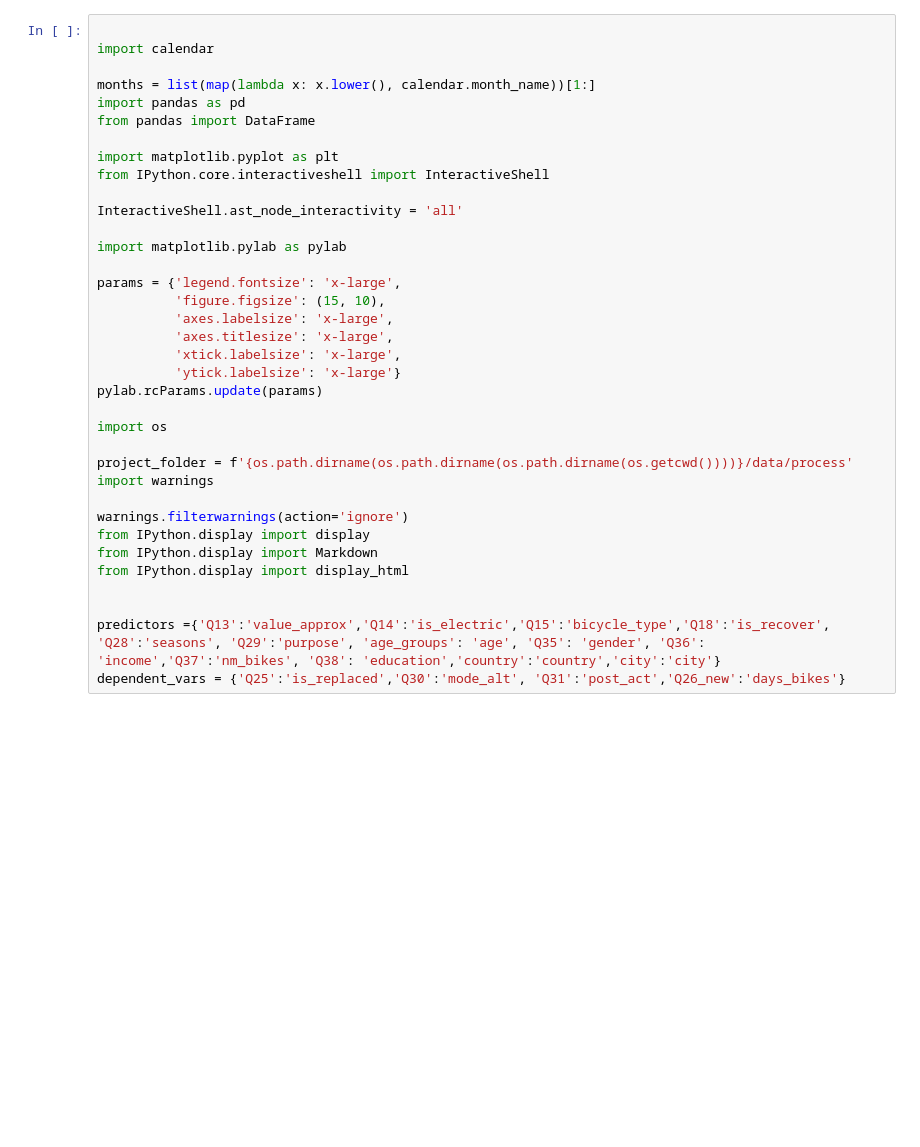
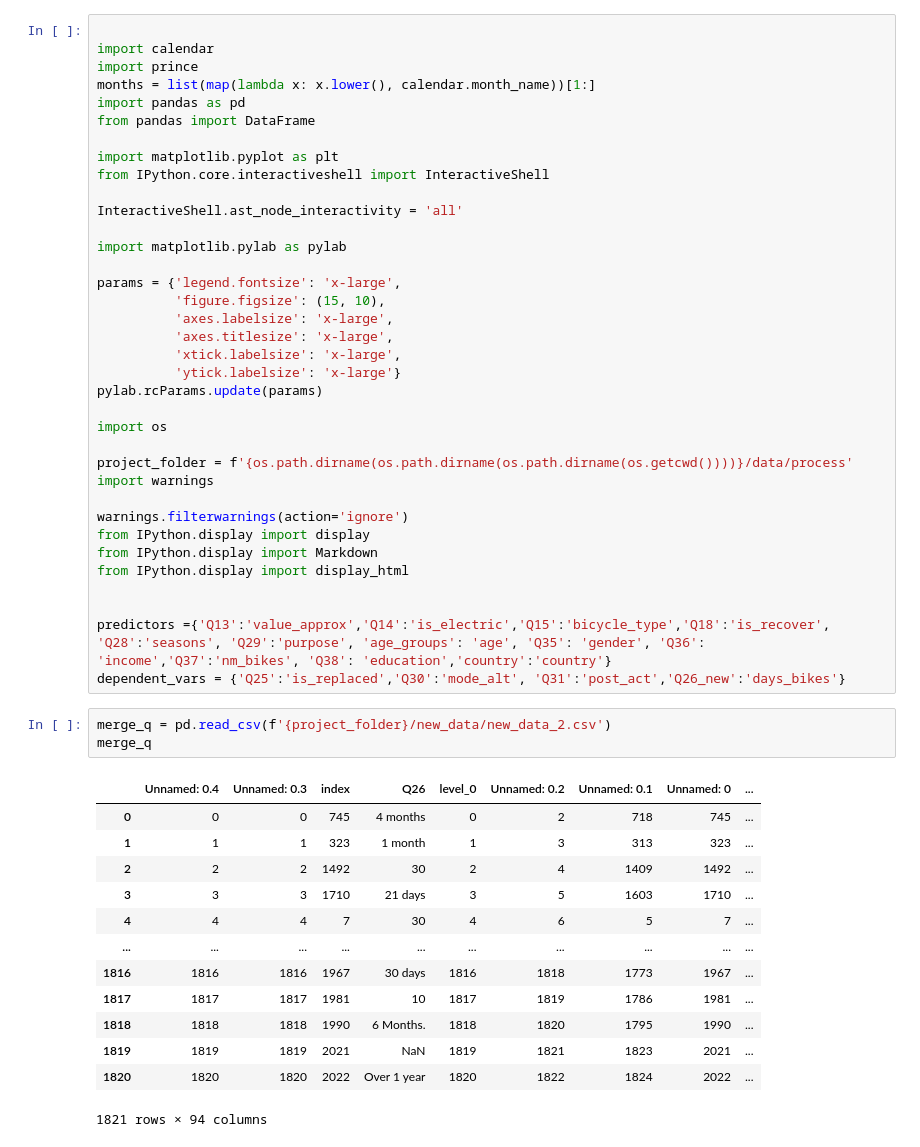
Before and after one commit to achic19/Biketheft, a Jupyter notebook: python/notebooks/paper_2_notebook/advanced_analysis.ipynb, the cells around one changed output. Drawn from its saved outputs; the diff is of its cells as text; blank space fills up the shorter version.

```diff
--- a/python/notebooks/paper_2_notebook/advanced_analysis.ipynb
+++ b/python/notebooks/paper_2_notebook/advanced_analysis.ipynb
@@ -1,7 +1,7 @@
 # %%
 
 import calendar
-
+import prince
 months = list(map(lambda x: x.lower(), calendar.month_name))[1:]
 import pandas as pd
 from pandas import DataFrame
@@ -32,5 +32,22 @@ from IPython.display import Markdown
 from IPython.display import display_html
 
 
-predictors ={'Q13':'value_approx','Q14':'is_electric','Q15':'bicycle_type','Q18':'is_recover',  'Q28':'seasons', 'Q29':'purpose', 'age_groups': 'age', 'Q35': 'gender', 'Q36': 'income','Q37':'nm_bikes', 'Q38': 'education','country':'country','city':'city'}
+predictors ={'Q13':'value_approx','Q14':'is_electric','Q15':'bicycle_type','Q18':'is_recover',  'Q28':'seasons', 'Q29':'purpose', 'age_groups': 'age', 'Q35': 'gender', 'Q36': 'income','Q37':'nm_bikes', 'Q38': 'education','country':'country'}
 dependent_vars = {'Q25':'is_replaced','Q30':'mode_alt', 'Q31':'post_act','Q26_new':'days_bikes'}
+# %%
+merge_q = pd.read_csv(f'{project_folder}/new_data/new_data_2.csv')
+merge_q
+# %% [output]
+|  | Unnamed: 0.4 | Unnamed: 0.3 | index | Q26 | level_0 | Unnamed: 0.2 | Unnamed: 0.1 | Unnamed: 0 | ... |
+| 0 | 0 | 0 | 745 | 4 months | 0 | 2 | 718 | 745 | ... |
+| 1 | 1 | 1 | 323 | 1 month | 1 | 3 | 313 | 323 | ... |
+| 2 | 2 | 2 | 1492 | 30 | 2 | 4 | 1409 | 1492 | ... |
+| 3 | 3 | 3 | 1710 | 21 days | 3 | 5 | 1603 | 1710 | ... |
+| 4 | 4 | 4 | 7 | 30 | 4 | 6 | 5 | 7 | ... |
+| ... | ... | ... | ... | ... | ... | ... | ... | ... | ... |
+| 1816 | 1816 | 1816 | 1967 | 30 days | 1816 | 1818 | 1773 | 1967 | ... |
+| 1817 | 1817 | 1817 | 1981 | 10 | 1817 | 1819 | 1786 | 1981 | ... |
+| 1818 | 1818 | 1818 | 1990 | 6 Months. | 1818 | 1820 | 1795 | 1990 | ... |
+| 1819 | 1819 | 1819 | 2021 | NaN | 1819 | 1821 | 1823 | 2021 | ... |
+| 1820 | 1820 | 1820 | 2022 | Over 1 year | 1820 | 1822 | 1824 | 2022 | ... |
+1821 rows × 94 columns
```
Also changed, not shown: parts of 11 cells of this notebook, 1 other file.
